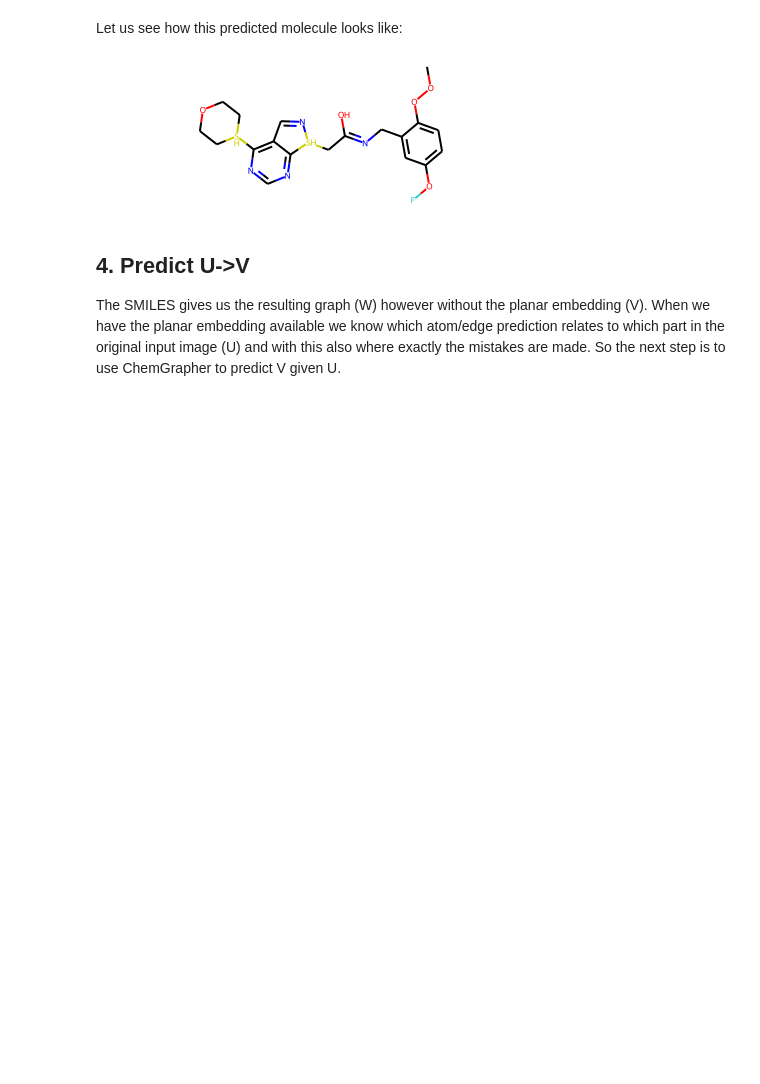
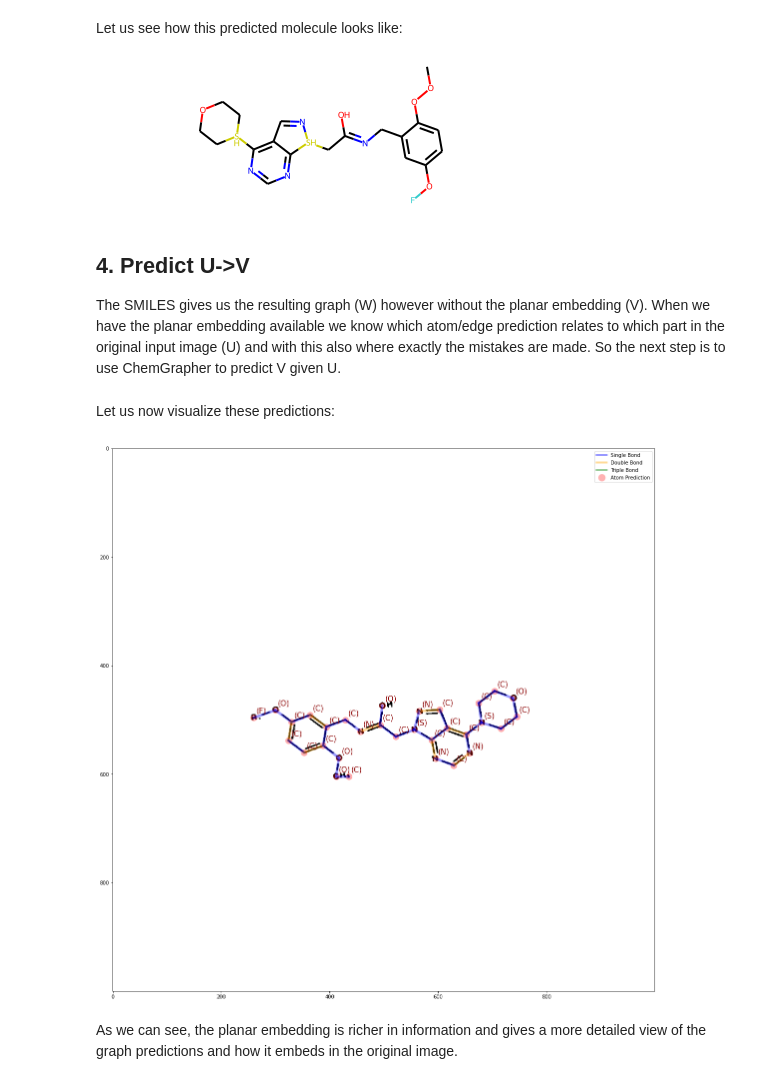
Before and after one commit to iclr2021-paper1739/workflow-paper1739, a Jupyter notebook: workflow_notebook.ipynb, the cells around one changed output. Cells and saved outputs as stored; diff of their text form; code cells hidden in the pictures; blank space fills up the shorter version.

Commit message:
predict planar and visualize prediction

```diff
--- a/workflow_notebook.ipynb
+++ b/workflow_notebook.ipynb
@@ -27,7 +27,8 @@ Let us first have a look at the input image.
 Feel free to change the image filename to test with other images
 # %%
 from IPython.display import Image
-Image(filename='dataset_indigo/2.png')
+filename='dataset_indigo/2.png'
+Image(filename=filename)
 # %% [output]
 [figure]
 # %%
@@ -44,3 +51,47 @@ mol
 ## 4. Predict U->V
 
 The SMILES gives us the resulting graph (W) however without the planar embedding (V). When we have the planar embedding available we know which atom/edge prediction relates to which part in the original input image (U) and with this also where exactly the mistakes are made. So the next step is to use ChemGrapher to predict V given U.
+# %%
+planar = !python run_scripts/predict.py --type planar --inputfile $filename --segnetwork pretrained_models/segmentation/pretrained_segmentation.SAV --clas_bond_network pretrained_models/bond_clas/pretrained_clas_bond.SAV --clas_atom_network pretrained_models/atom_clas/pretrained_clas_atom.SAV --clas_charge_network pretrained_models/charge_clas/pretrained_clas_charge.SAV
+# %% [markdown]
+Let us now visualize these predictions:
+# %%
+import matplotlib.pyplot as plt
+import matplotlib.image as mpimg
+from matplotlib.lines import Line2D
+import ast
+dict_atom = {0: 'empty', 1: 'C', 2: 'H', 3: 'N', 4: 'O', 5: 'S', 6: 'F', 7: 'Cl', 8: 'Br', 9: 'I', 10: 'Se', 11: 'P', 12: 'B', 13: 'Si', 14:'*'}
+dict_bond = {0: 'none', 1: 'blue', 2: 'orange', 3: 'green', 4: 'blue', 5: 'blue', 6: 'blue', 7: 'blue'} #For sake of simplicity, all stereo bonds will be visualized as single bond
+graph=ast.literal_eval(planar[4])
+test = planar[5].replace('array([','')
+bond_list= test.replace('])','')
+graph_edges=ast.literal_eval(bond_list)
+image = mpimg.imread(filename)
+plt.figure(figsize=(20,20))
+plt.imshow(image)
+#plt.plot([g[1] for g in graph], [g[0] for g in graph], 'ro')
+plt.scatter([g[1] for g in graph], [g[0] for g in graph],s=150, color='red', alpha=0.3, label='atom predictions')
+for g in graph:
+    t = "({})".format(dict_atom[g[2]])
+    plt.text(g[1]+5, g[0]-8, t, color='darkred', fontsize=15)
+#plt.axis([0, 6, 0, 20])
+#graph_edges
+for bond in graph_edges:
+    #print(bond[1])
+    plt.plot([bond[0][1],bond[1][1]],[bond[0][0],bond[1][0]], linewidth=5, color=dict_bond[int(bond[2])], alpha=0.4)
+
+custom_lines = [Line2D([0], [0], color='blue', alpha=0.4, lw=4),
+                Line2D([0], [0], color='orange', alpha=0.4, lw=4),
+                Line2D([0], [0], color='green', alpha=0.4, lw=4),
+               Line2D([0], [0], marker='o', color='w', alpha=0.3,
+                          markerfacecolor='r', markersize=15)]
+
+#fig, ax = plt.subplots()
+#lines = ax.plot(data)
+plt.legend(custom_lines, ['Single Bond', 'Double Bond', 'Triple Bond', 'Atom Prediction'])
+plt.show()
+#graph_edges
+# %% [output]
+[figure, added]
+# %% [markdown]
+As we can see, the planar embedding is richer in information and gives a more detailed view of the graph predictions and how it embeds in the original image.
```
Also changed, not shown: parts of 4 cells of this notebook, 1 other file.
